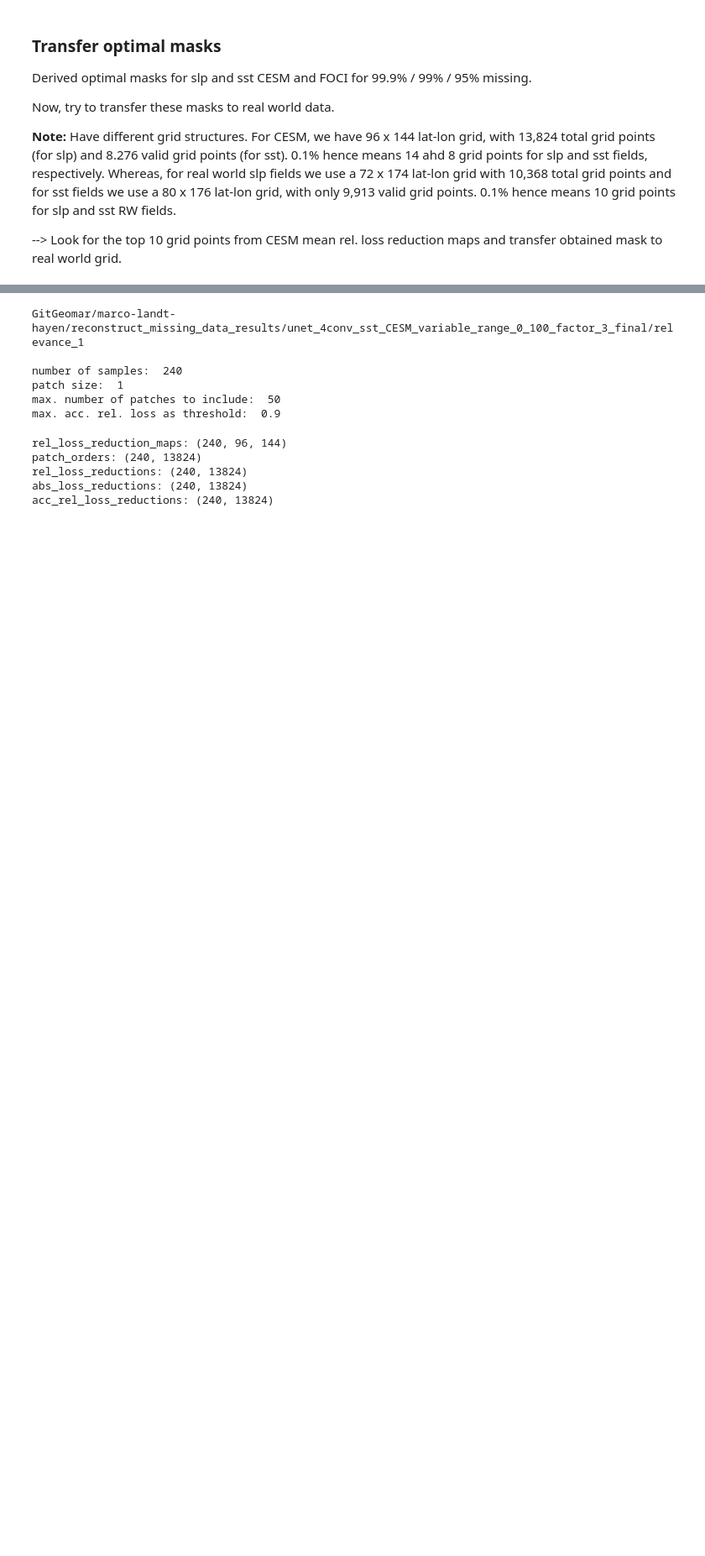
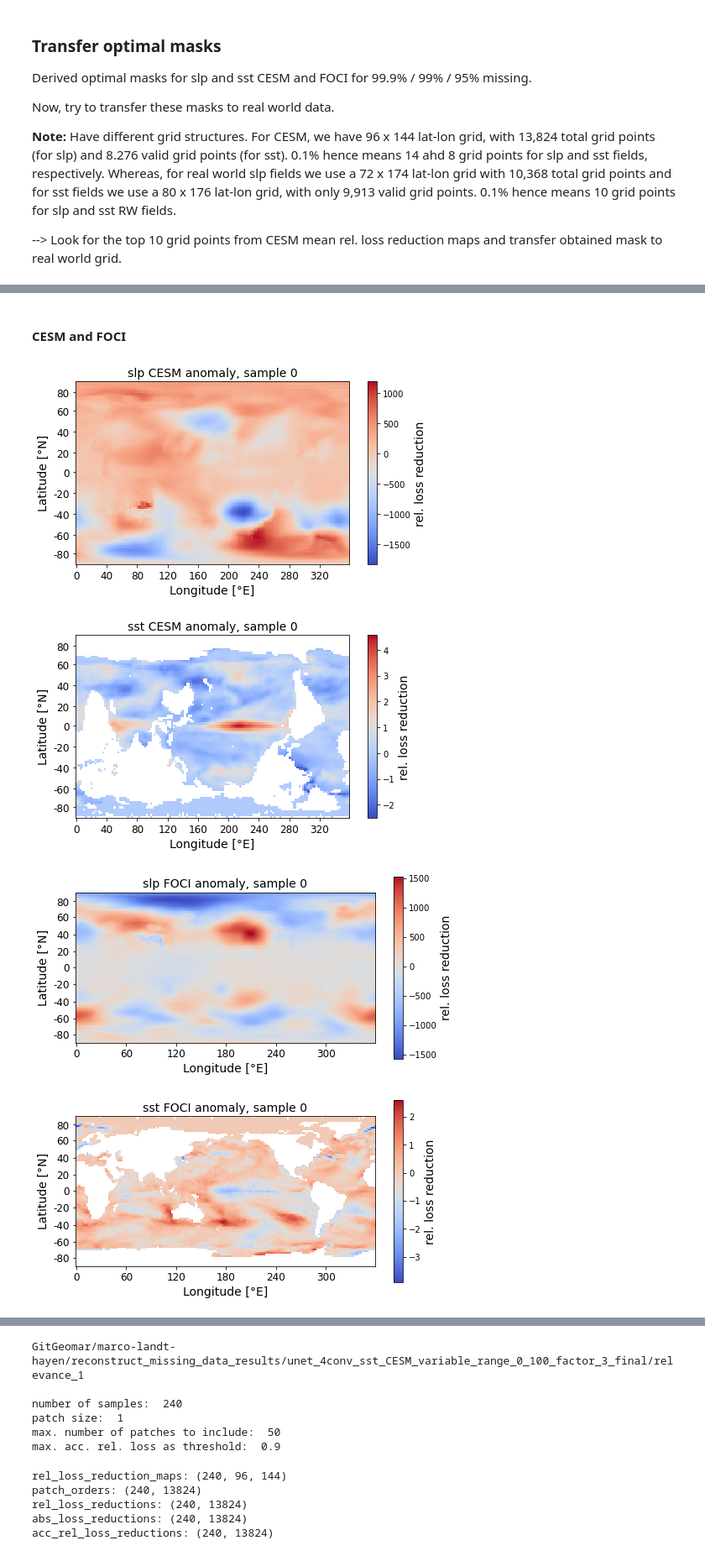
Before and after one commit to MarcoLandtHayen/reconstruct_missing_data, a Jupyter notebook: notebooks/08_transfer_optimal_masks.ipynb, the cells around one changed output, grey strips where cells are left out. Shown at 84% size. Drawn from its saved outputs; the diff is of its cells as text; code cells hidden in the pictures; blank space fills up the shorter version.

```diff
--- a/notebooks/08_transfer_optimal_masks.ipynb
+++ b/notebooks/08_transfer_optimal_masks.ipynb
@@ -53,0 +57,72 @@ os.chdir('/gxfs_work1/geomar/smomw511') # nesh
+# %% [markdown]
+#### CESM and FOCI
+# %%
+## Prepare CESM and FOCI samples:
+
+# Set path CESM and FOCI test data:
+path_to_ESM_test_data = 'GitHub/MarcoLandtHayen/reconstruct_missing_data/data/test_data/'
+
+# Load CESM and FOCI test data:
+data_CESM = load_data_set(data_path=path_to_ESM_test_data, data_source_name='CESM')
+data_FOCI = load_data_set(data_path=path_to_ESM_test_data, data_source_name='FOCI')
+
+# Get slp and sst anomalies for CESM and FOCI test data:
+slp_CESM_anomaly = get_anomalies(feature='sea-level-pressure', data_set=data_CESM)
+sst_CESM_anomaly = get_anomalies(feature='sea-surface-temperature', data_set=data_CESM)
+slp_FOCI_anomaly = get_anomalies(feature='sea-level-pressure', data_set=data_FOCI)
+sst_FOCI_anomaly = get_anomalies(feature='sea-surface-temperature', data_set=data_FOCI)
+# %%
+## Plot samples:
+
+# slp CESM:
+fig, ax = plt.subplots(figsize=(8, 4))
+im = plt.imshow(slp_CESM_anomaly[0], cmap="coolwarm", interpolation='nearest')#, vmax=0.003)
+cbar = plt.colorbar(im)
+cbar.set_label('rel. loss reduction', fontsize=14)
+plt.title('slp CESM anomaly, sample 0', fontsize=14)
+plt.xlabel('Longitude [°E]', fontsize=14)
+plt.ylabel('Latitude [°N]', fontsize=14)
+plt.xticks(np.arange(0, 144, step=16), [0, 40, 80, 120, 160, 200, 240, 280, 320], fontsize=12)
+plt.yticks([5, 15, 26, 37, 47, 58, 69, 80, 90], [80, 60, 40, 20, 0, -20, -40, -60, -80], fontsize=12)
+plt.show()
+
+# sst CESM:
+fig, ax = plt.subplots(figsize=(8, 4))
+im = plt.imshow(sst_CESM_anomaly[0], cmap="coolwarm", interpolation='nearest')#, vmax=0.003)
+cbar = plt.colorbar(im)
+cbar.set_label('rel. loss reduction', fontsize=14)
+plt.title('sst CESM anomaly, sample 0', fontsize=14)
+plt.xlabel('Longitude [°E]', fontsize=14)
+plt.ylabel('Latitude [°N]', fontsize=14)
+plt.xticks(np.arange(0, 144, step=16), [0, 40, 80, 120, 160, 200, 240, 280, 320], fontsize=12)
+plt.yticks([5, 15, 26, 37, 47, 58, 69, 80, 90], [80, 60, 40, 20, 0, -20, -40, -60, -80], fontsize=12)
+plt.show()
+
+# slp FOCI:
+fig, ax = plt.subplots(figsize=(8, 4))
+im = plt.imshow(slp_FOCI_anomaly[0], cmap="coolwarm", interpolation='nearest')#, vmax=0.003)
+cbar = plt.colorbar(im)
+cbar.set_label('rel. loss reduction', fontsize=14)
+plt.title('slp FOCI anomaly, sample 0', fontsize=14)
+plt.xlabel('Longitude [°E]', fontsize=14)
+plt.ylabel('Latitude [°N]', fontsize=14)
+plt.xticks(np.arange(0, 192, step=32), [0, 60, 120, 180, 240, 300], fontsize=12)
+plt.yticks([5, 15, 26, 37, 47, 58, 69, 80, 90], [80, 60, 40, 20, 0, -20, -40, -60, -80], fontsize=12)
+plt.show()
+
+# sst FOCI:
+fig, ax = plt.subplots(figsize=(8, 4))
+im = plt.imshow(sst_FOCI_anomaly[0], cmap="coolwarm", interpolation='nearest')#, vmax=0.003)
+cbar = plt.colorbar(im)
+cbar.set_label('rel. loss reduction', fontsize=14)
+plt.title('sst FOCI anomaly, sample 0', fontsize=14)
+plt.xlabel('Longitude [°E]', fontsize=14)
+plt.ylabel('Latitude [°N]', fontsize=14)
+plt.xticks(np.arange(0, 192, step=32), [0, 60, 120, 180, 240, 300], fontsize=12)
+plt.yticks([5, 15, 26, 37, 47, 58, 69, 80, 90], [80, 60, 40, 20, 0, -20, -40, -60, -80], fontsize=12)
+plt.show()
+# %% [output]
+[figure, added]
+[figure, added]
+[figure, added]
+[figure, added]
```
Also changed, not shown: parts of 50 cells of this notebook, 6 other files.
